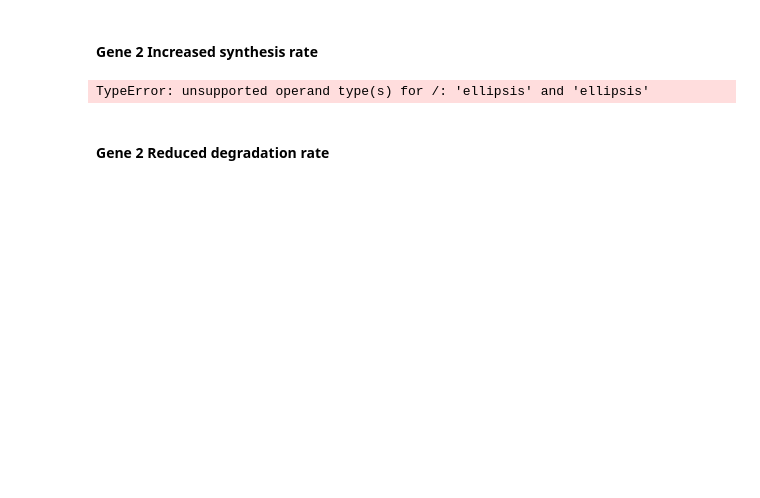
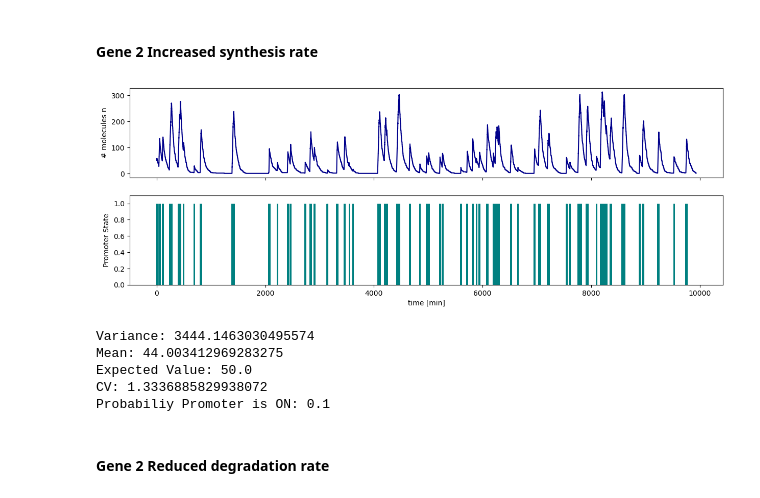
Before and after one commit to Alicetrpc/genome3, a Jupyter notebook: Exercise_Week10_11_A_Exercises.ipynb, the cells around one changed output. Drawn from its saved outputs; the diff is of its cells as text; code cells hidden in the pictures; blank space fills up the shorter version.

```diff
--- a/Exercise_Week10_11_A_Exercises.ipynb
+++ b/Exercise_Week10_11_A_Exercises.ipynb
@@ -190,26 +232,46 @@ TypeError: unsupported operand type(s) for /: 'ellipsis' and 'ellipsis'
 # %%
 #initial conditions for the state (g,n) at time t=0
 g_0 = 1 # Initial promoter state
 DT = 0.1 # min
 #if needed adjust DT so that it makes sense given the timescales of the system (depending on your rates)
 
 #Parameters, these are biologically plausible and should remain so.
-s = ... # Number of initiations per minute
-k = ... # Degradation rate
+s = 10 # Number of initiations per minute
+k = 0.02 # Degradation rate
 k_off = 1/15 #Switching off rate, unit min^-1, t_on = 1/k_off
 k_on  = 1/135 #Switching on rate, unit min^-1, t_off = 1/k_on
 
 t_on = 1/k_off
 t_off = 1/k_on
 p_on = t_on/(t_on+t_off)
 
 n_0=s/k * p_on
 
 t_end = 10000 # Total simulation time in minutes, adjust if needed
 
 parameters = [s, k, k_on, k_off]
+
+n_g2_synth, g_g2_synth, t_g2_synth = run_gillespie_telegraph(n_0, g_0, parameters, t_end, DT)
+plot_gillespie_telegraph(n_g2_synth, g_g2_synth, t_g2_synth)
+
+#Compute required stats
+var_g2_synth = np.var(n_g2_synth)
+mean_g2_synth = np.mean(n_g2_synth)
+exp_g2_synth = p_on*s/k
+cv_g2_synth = np.std(n_g2_synth)/mean_g2_synth
+
+print("Variance:", var_g2_synth)
+print("Mean:", mean_g2_synth)
+print("Expected Value:", exp_g2_synth)
+print("CV:", cv_g2_synth)
+print("Probabiliy Promoter is ON:", p_on)
 # %% [output]
+[figure, added]
-TypeError: unsupported operand type(s) for /: 'ellipsis' and 'ellipsis'
+Variance: 3444.1463030495574
+Mean: 44.003412969283275
+Expected Value: 50.0
+CV: 1.3336885829938072
+Probabiliy Promoter is ON: 0.1
 # %% [markdown]
 #### Gene 2 Reduced degradation rate
 # %%
```
Also changed, not shown: parts of 6 cells of this notebook.
